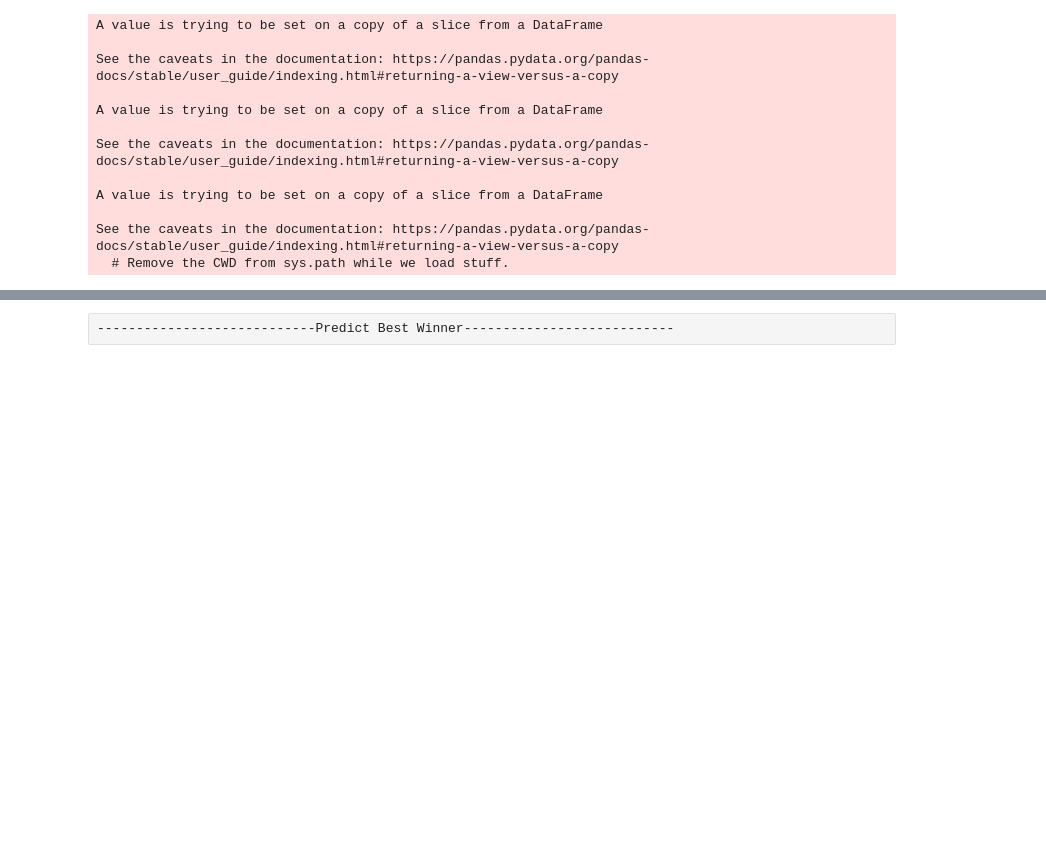
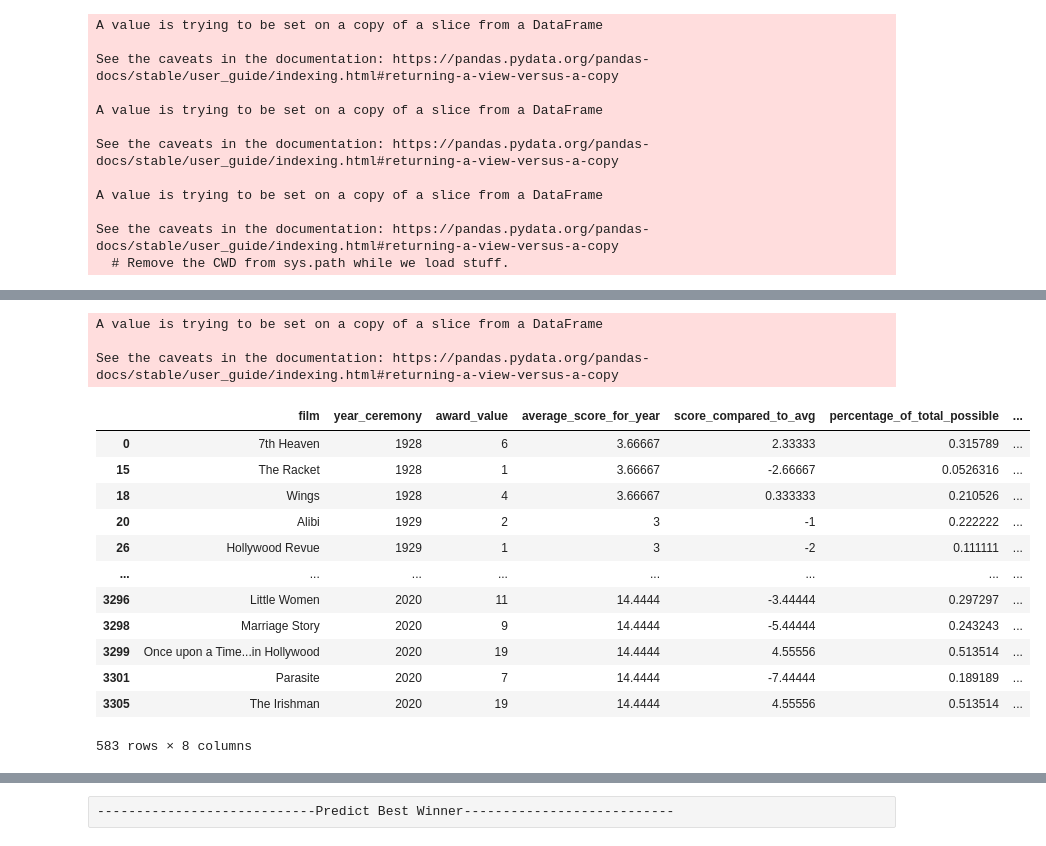
Before and after one commit to julia-claira/Machine_Learning_Oscars, a Jupyter notebook: academy_machine_learning.ipynb, the cells around one changed output, grey strips where cells are left out. Cells and saved outputs as stored; diff of their text form; code cells hidden in the pictures; blank space fills up the shorter version.

```diff
--- a/academy_machine_learning.ipynb
+++ b/academy_machine_learning.ipynb
@@ -270,0 +412,6 @@ b['Forrest Gump']
+# %%
+best_film_db["average_score_for_year"]=""
+
+for j, i in best_film_db.iterrows():
+    best_film_db["average_score_for_year"][j]=best_picture_film_count[i['year_ceremony']]
+best_film_db
@@ -270,0 +436,7 @@ b['Forrest Gump']
+# %%
+#difference in value
+best_film_db["score_compared_to_avg"]=""
+
+for j, i in best_film_db.iterrows():
+    best_film_db["score_compared_to_avg"][j]=best_film_db["award_value"][j]-best_picture_film_count[i['year_ceremony']]
+best_film_db.head(10)
@@ -270,0 +459,7 @@ b['Forrest Gump']
+# %%
+#percentage of total possible award points possible
+best_film_db["percentage_of_total_possible"]=""
+
+for j, i in best_film_db.iterrows():
+    best_film_db["percentage_of_total_possible"][j]=best_film_db["award_value"][j]/award_value_per_year[i['year_ceremony']]
+best_film_db
@@ -270,0 +484,7 @@ b['Forrest Gump']
+# %%
+#percentage of total award points for best picture films normalized for 5 films
+best_film_db["percentage_of_total_awarded_points"]=""
+
+for j, i in best_film_db.iterrows():
+    best_film_db["percentage_of_total_awarded_points"][j]=(best_film_db["award_value"][j]/best_picture_film_total[i['year_ceremony']])*num_best_pics[i['year_ceremony']]/5
+best_film_db.head()
@@ -270,0 +502,26 @@ b['Forrest Gump']
+# %%
+#percentage of total award points for best picture films normalized for 5 films
+best_film_db["winner"]=0
+
+for j, i in best_film_db.iterrows():
+    if (i['film'] in best_pic_winners):
+        best_film_db["winner"][j]=1
+
+best_film_db
+# %% [output]
+A value is trying to be set on a copy of a slice from a DataFrame
+
+See the caveats in the documentation: https://pandas.pydata.org/pandas-docs/stable/user_guide/indexing.html#returning-a-view-versus-a-copy
+|  | film | year_ceremony | award_value | average_score_for_year | score_compared_to_avg | percentage_of_total_possible | ... |
+| 0 | 7th Heaven | 1928 | 6 | 3.66667 | 2.33333 | 0.315789 | ... |
+| 15 | The Racket | 1928 | 1 | 3.66667 | -2.66667 | 0.0526316 | ... |
+| 18 | Wings | 1928 | 4 | 3.66667 | 0.333333 | 0.210526 | ... |
+| 20 | Alibi | 1929 | 2 | 3 | -1 | 0.222222 | ... |
+| 26 | Hollywood Revue | 1929 | 1 | 3 | -2 | 0.111111 | ... |
+| ... | ... | ... | ... | ... | ... | ... | ... |
+| 3296 | Little Women | 2020 | 11 | 14.4444 | -3.44444 | 0.297297 | ... |
+| 3298 | Marriage Story | 2020 | 9 | 14.4444 | -5.44444 | 0.243243 | ... |
+| 3299 | Once upon a Time...in Hollywood | 2020 | 19 | 14.4444 | 4.55556 | 0.513514 | ... |
+| 3301 | Parasite | 2020 | 7 | 14.4444 | -7.44444 | 0.189189 | ... |
+| 3305 | The Irishman | 2020 | 19 | 14.4444 | 4.55556 | 0.513514 | ... |
+583 rows × 8 columns
```
Also changed, not shown: parts of 27 cells of this notebook.
